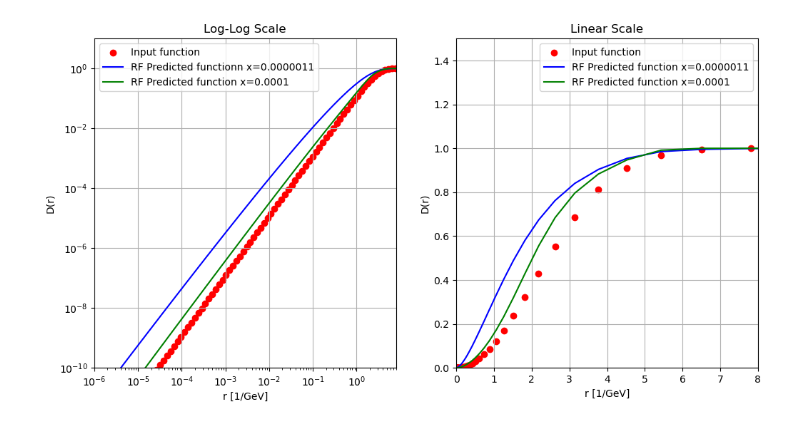
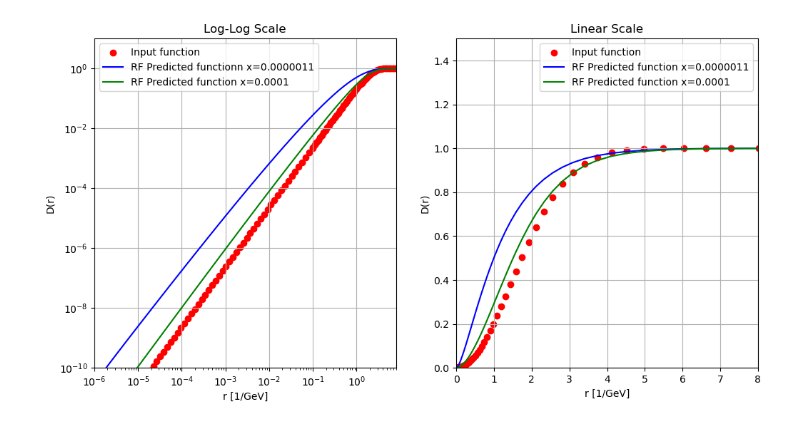
Before and after one commit to schenke/fast-rcBK, a Jupyter notebook: fast-rcBK.ipynb, the cells around one changed output. Cells and saved outputs as stored; diff of their text form; code cells hidden in the pictures.

Commit message:
trained model on log(r) scale and changed grid in r - adjusted predict function to convert model in and outputs accordingly

```diff
--- a/fast-rcBK.ipynb
+++ b/fast-rcBK.ipynb
@@ -132,42 +120,42 @@ def dipole(x, r, b, Bp):
     return (1.-np.exp(-F(x,r,b,Bp)))
 # %%
 #Example using an input from IPSat:
-IPSat_input = dipole(0.01, r, 0., 2.)
-output_values = predict(IPSat_input, 0.0000011, 1000)
-output_values_2 = predict(IPSat_input, 0.0001, 1000)
+IPSat_input = dipole(0.01, r, 0.2, 1.)
+output_values = predict(IPSat_input, 0.0000011, 10.)
+output_values_2 = predict(IPSat_input, 0.001, 10.)
 
 # Plot with log-log scale
 plt.figure(figsize=(12, 6))
 
 # Plot with log-log scale
 plt.subplot(1, 2, 1)
 plt.xlim(0.000001, 8.)
 plt.ylim(1e-10, 10.)
 plt.scatter(r, IPSat_input, color='red', label='Input function')
 plt.plot(r, output_values, color='blue', label='RF Predicted functionn x=0.0000011')
 plt.plot(r, output_values_2, color='green', label='RF Predicted function x=0.0001')
 plt.xscale('log')
 plt.yscale('log')
 plt.xlabel('r [1/GeV]')
 plt.ylabel('D(r)')
 plt.title('Log-Log Scale')
 plt.legend()
 plt.grid(True)
 
 # Plot with linear scale
 plt.subplot(1, 2, 2)
 plt.xlim(0, 8.)
 plt.ylim(0, 1.5)
 plt.scatter(r, IPSat_input, color='red', label='Input function')
 plt.plot(r, output_values, color='blue', label='RF Predicted function x=0.0000011')
 plt.plot(r, output_values_2, color='green', label='RF Predicted function x=0.0001')
 plt.xlabel('r [1/GeV]')
 plt.ylabel('D(r)')
 plt.title('Linear Scale')
 plt.legend()
 plt.grid(True)
 # %% [output]
-[figure, old version]
+[figure, new version]
 # %%
 def SaveEvolvedAmplitude(input, filename, C2, x0, xvals):
     '''Save dipole amplitude to a datafile at all different x values
```
Also changed, not shown: parts of 2 cells of this notebook, 6 other files.
